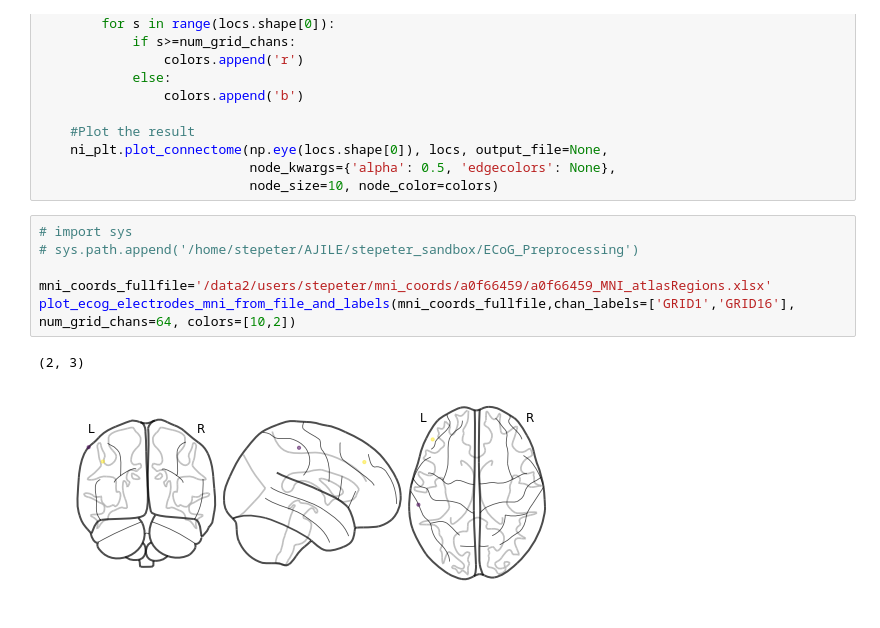
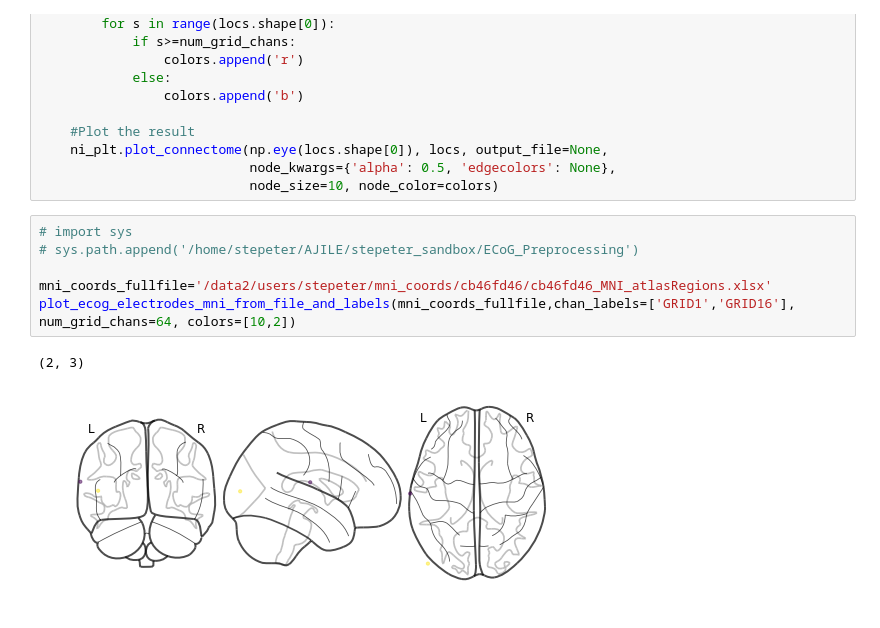
Before and after one commit to emilaz/EmoCog, a Jupyter notebook: FeatureRelated/BrainPlot.ipynb, the cells around one changed output. Saved outputs shown, nothing was run; the diff lists cells and outputs as text.

```diff
--- a/FeatureRelated/BrainPlot.ipynb
+++ b/FeatureRelated/BrainPlot.ipynb
@@ -116,9 +136,9 @@ def plot_ecog_electrodes_mni_direct(mni_coords,num_grid_chans=64,colors=list()):
 # %%
 # import sys
 # sys.path.append('/home/stepeter/AJILE/stepeter_sandbox/ECoG_Preprocessing')
 
-mni_coords_fullfile='/data2/users/stepeter/mni_coords/a0f66459/a0f66459_MNI_atlasRegions.xlsx'
+mni_coords_fullfile='/data2/users/stepeter/mni_coords/cb46fd46/cb46fd46_MNI_atlasRegions.xlsx'
 plot_ecog_electrodes_mni_from_file_and_labels(mni_coords_fullfile,chan_labels=['GRID1','GRID16'], num_grid_chans=64, colors=[10,2])
 # %% [output]
 (2, 3)
-[figure, old version]
+[figure, new version]
```
Also changed, not shown: parts of 1 cell of this notebook, 12 other files.
